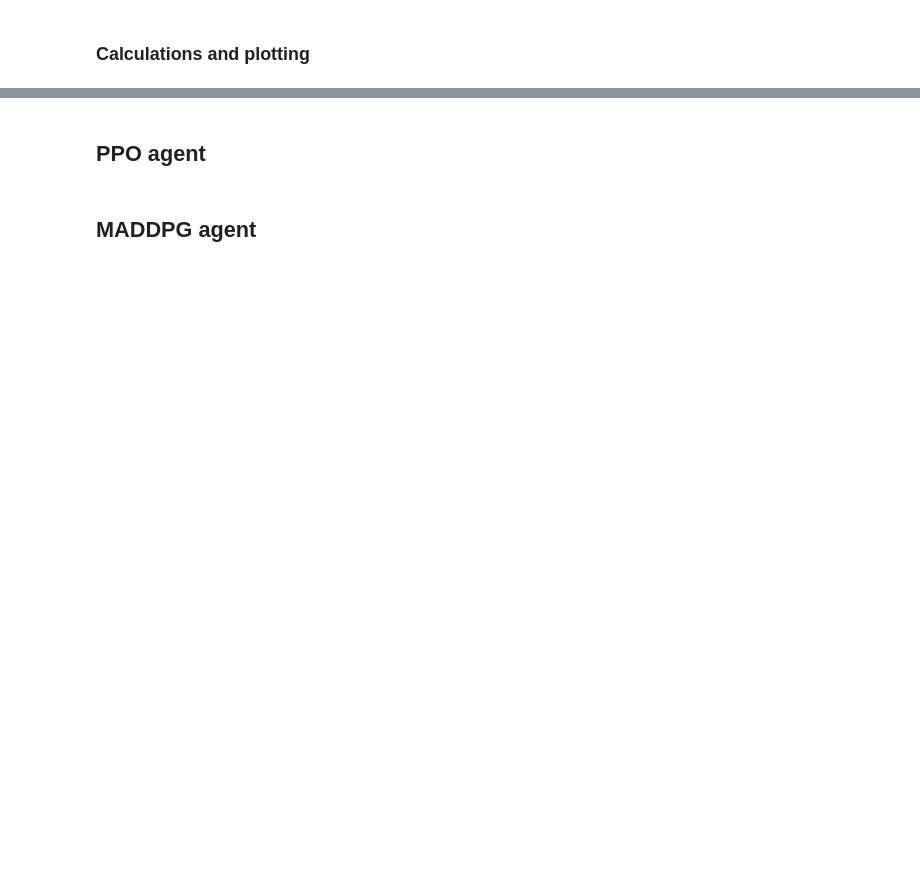
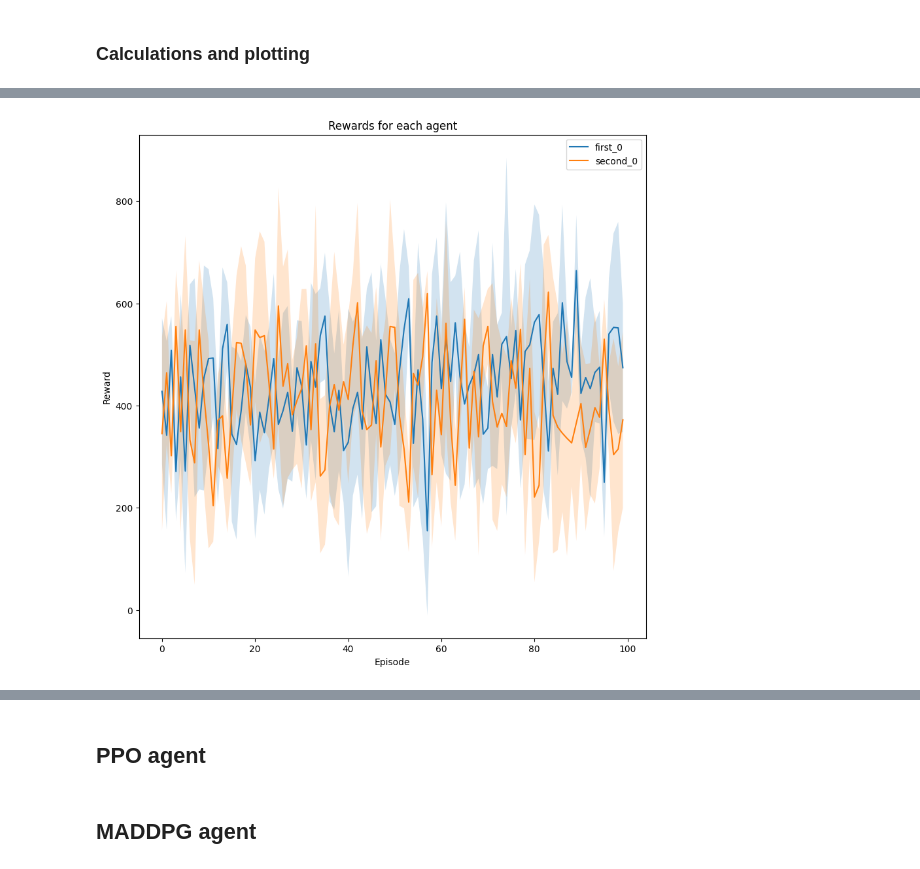
Before and after one commit to Jawing/MARL, a Jupyter notebook: space_invaders.ipynb, the cells around one changed output, grey strips where cells are left out. Saved outputs shown, nothing was run; the diff lists cells and outputs as text; code cells hidden in the pictures; blank space fills up the shorter version.

Commit message:
experiment structure

```diff
--- a/space_invaders.ipynb
+++ b/space_invaders.ipynb
@@ -313,0 +234,80 @@ Highest discounted steps: 996.455923318413
+# %%
+# Caluculate the mean and standard deviation of the rewards for each agent and all agents for each experiment
+ep_rewards_uni_mean = {agent: np.mean(ep_rewards_uni[agent], axis=0) for agent in agent_names}
+ep_rewards_uni_std = {agent: np.std(ep_rewards_uni[agent], axis=0) for agent in agent_names}
+ep_rewards_d_uni_mean = {agent: np.mean(ep_rewards_d_uni[agent], axis=0) for agent in agent_names}
+ep_rewards_d_uni_std = {agent: np.std(ep_rewards_d_uni[agent], axis=0) for agent in agent_names}
+ep_steps_uni_mean = np.mean(ep_steps_uni, axis=0)
+ep_steps_uni_std = np.std(ep_steps_uni, axis=0)
+ep_steps_d_uni_mean = np.mean(ep_steps_d_uni, axis=0)
+ep_steps_d_uni_std = np.std(ep_steps_d_uni, axis=0)
+ep_rewards_all_uni_mean = np.mean(ep_rewards_all_uni, axis=0)
+ep_rewards_all_uni_std = np.std(ep_rewards_all_uni, axis=0)
+ep_rewards_d_all_uni_mean = np.mean(ep_rewards_d_all_uni, axis=0)
+ep_rewards_d_all_uni_std = np.std(ep_rewards_d_all_uni, axis=0)
+
+#plot the rewards (non-discounted) for each agent with mean and standard deviation of the rewards over all experiments all in one plot
+plt.figure(figsize=(10, 10))
+plt.title("Rewards for each agent")
+plt.xlabel("Episode")
+plt.ylabel("Reward")
+plt.plot(ep_rewards_uni_mean['first_0'], label="first_0")
+plt.fill_between(np.arange(episode_count), ep_rewards_uni_mean['first_0'] - ep_rewards_uni_std['first_0'], ep_rewards_uni_mean['first_0'] + ep_rewards_uni_std['first_0'], alpha=0.2)
+plt.plot(ep_rewards_uni_mean['second_0'], label="second_0")
+plt.fill_between(np.arange(episode_count), ep_rewards_uni_mean['second_0'] - ep_rewards_uni_std['second_0'], ep_rewards_uni_mean['second_0'] + ep_rewards_uni_std['second_0'], alpha=0.2)
+plt.legend()
+plt.show()
+
+#plot the discounted rewards for each agent with mean and standard deviation of the rewards over all experiments all in one plot
+plt.figure(figsize=(10, 10))
+plt.title("Discounted rewards for each agent")
+plt.xlabel("Episode")
+plt.ylabel("Discounted reward")
+plt.plot(ep_rewards_d_uni_mean['first_0'], label="first_0")
+plt.fill_between(np.arange(episode_count), ep_rewards_d_uni_mean['first_0'] - ep_rewards_d_uni_std['first_0'], ep_rewards_d_uni_mean['first_0'] + ep_rewards_d_uni_std['first_0'], alpha=0.2)
+plt.plot(ep_rewards_d_uni_mean['second_0'], label="second_0")
+plt.fill_between(np.arange(episode_count), ep_rewards_d_uni_mean['second_0'] - ep_rewards_d_uni_std['second_0'], ep_rewards_d_uni_mean['second_0'] + ep_rewards_d_uni_std['second_0'], alpha=0.2)
+plt.legend()
+plt.show()
+
+#plot the steps for all agents with mean and standard deviation of the steps over all experiments all in one plot
+plt.figure(figsize=(10, 10))
+plt.title("Steps for each agent")
+plt.xlabel("Episode")
+plt.ylabel("Steps")
+plt.plot(ep_steps_uni_mean, label="steps")
+plt.fill_between(np.arange(episode_count), ep_steps_uni_mean - ep_steps_uni_std, ep_steps_uni_mean + ep_steps_uni_std, alpha=0.2)
+plt.legend()
+plt.show()
+
+#plot the discounted steps for all agents with mean and standard deviation of the steps over all experiments all in one plot
+plt.figure(figsize=(10, 10))
+plt.title("Discounted steps for each agent")
+plt.xlabel("Episode")
+plt.ylabel("Discounted steps")
+plt.plot(ep_steps_d_uni_mean, label="discounted steps")
+plt.fill_between(np.arange(episode_count), ep_steps_d_uni_mean - ep_steps_d_uni_std, ep_steps_d_uni_mean + ep_steps_d_uni_std, alpha=0.2)
+plt.legend()
+plt.show()
+
+#plot the rewards for all agents with mean and standard deviation of the rewards over all experiments all in one plot
+plt.figure(figsize=(10, 10))
+plt.title("Rewards for all agents")
+plt.xlabel("Episode")
+plt.ylabel("Reward")
+plt.plot(ep_rewards_all_uni_mean, label="rewards")
+plt.fill_between(np.arange(episode_count), ep_rewards_all_uni_mean - ep_rewards_all_uni_std, ep_rewards_all_uni_mean + ep_rewards_all_uni_std, alpha=0.2)
+plt.legend()
+plt.show()
+
+#plot the discounted rewards for all agents with mean and standard deviation of the rewards over all experiments all in one plot
+plt.figure(figsize=(10, 10))
+plt.title("Discounted rewards for all agents")
+plt.xlabel("Episode")
+plt.ylabel("Discounted reward")
+plt.plot(ep_rewards_d_all_uni_mean, label="discounted rewards")
+plt.fill_between(np.arange(episode_count), ep_rewards_d_all_uni_mean - ep_rewards_d_all_uni_std, ep_rewards_d_all_uni_mean + ep_rewards_d_all_uni_std, alpha=0.2)
+plt.legend()
+plt.show()
+# %% [output]
+[figure, added]
```
Also changed, not shown: parts of 8 cells of this notebook.
